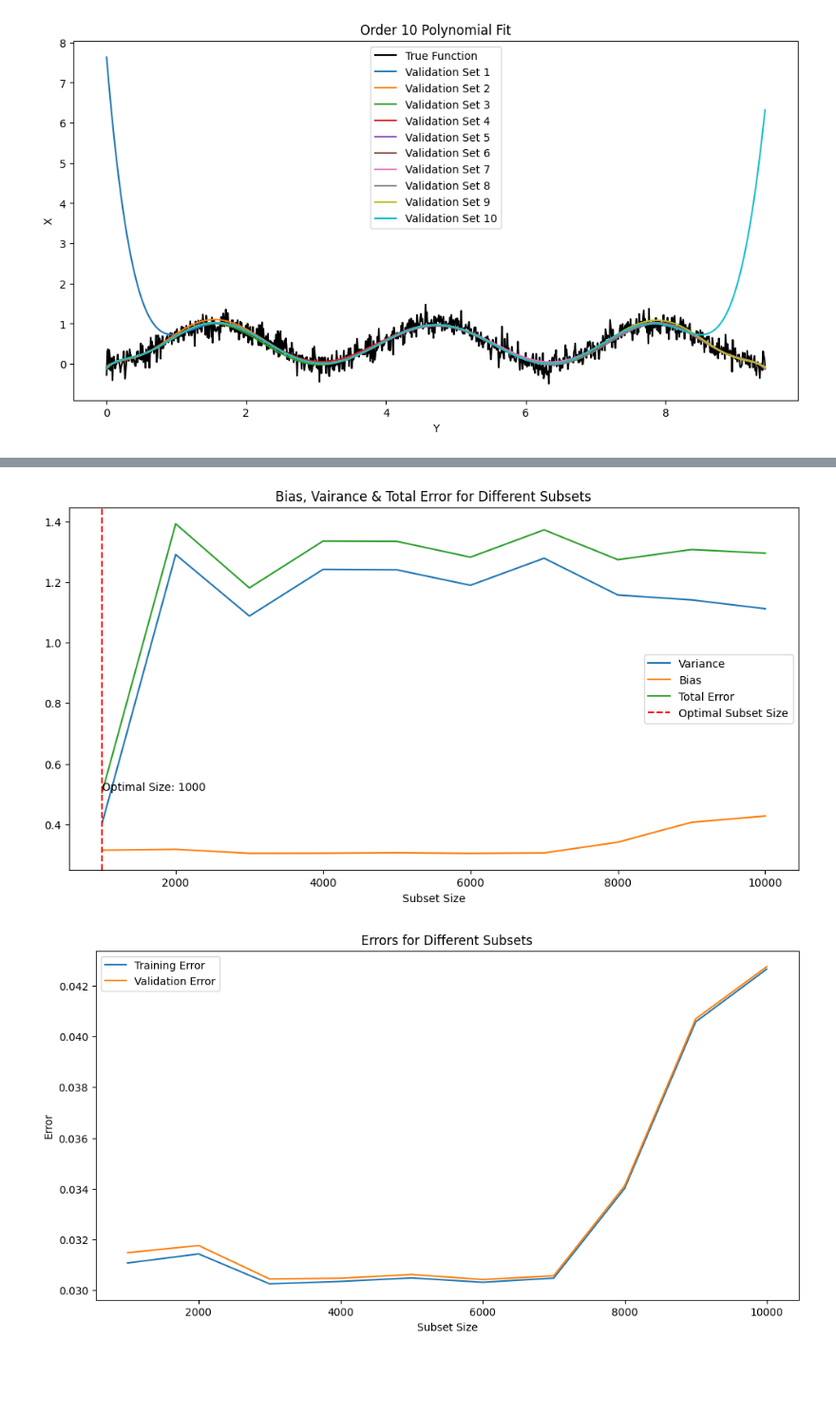
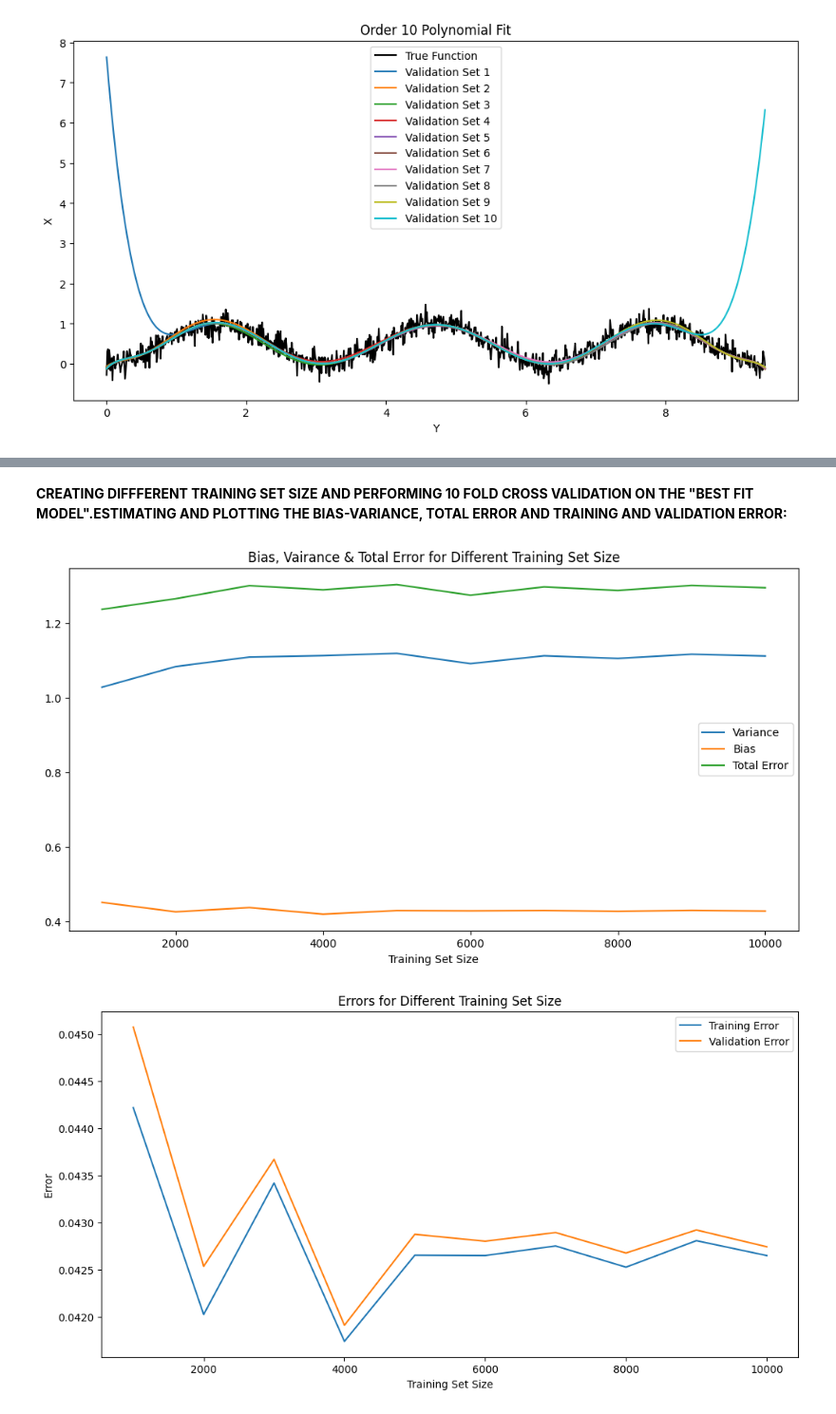
Before and after one commit to kohlisaurabhsagar/trignometricFunction-PolynomialFit, a Jupyter notebook: MLAssignmentPolynomialRegression.ipynb, the cells around one changed output, grey strips where cells are left out. Shown at 95% size. Saved outputs shown, nothing was run; the diff lists cells and outputs as text; code cells hidden in the pictures; blank space fills up the shorter version.

```diff
--- a/MLAssignmentPolynomialRegression.ipynb
+++ b/MLAssignmentPolynomialRegression.ipynb
@@ -182,13 +194,16 @@ plt.show()
+# %% [markdown]
+**CREATING DIFFFERENT TRAINING SET SIZE AND PERFORMING 10 FOLD CROSS VALIDATION ON THE "BEST FIT MODEL".ESTIMATING AND PLOTTING THE BIAS-VARIANCE, TOTAL ERROR AND TRAINING AND VALIDATION ERROR:**
 # %%
-
 subset_sizes = [1000, 2000, 3000, 4000, 5000, 6000, 7000, 8000, 9000, 10000]
 
 subsets = []
 
 for size in subset_sizes:
-    subset_X = X[:size]
-    subset_y = y_true[:size]
+    indices = random.sample(range(len(X)), size)
+    subset_X = X[indices]
+    subset_y = y_true[indices]
     subsets.append((subset_X, subset_y))
+
 
 order = 8
 k = 10
@@ -227,7 +242,7 @@ for subset_X, subset_y in subsets:
         variance = np.mean(np.var(y_val_pred, axis=0)) *10
 
 
-        bias = np.mean((y_val_pred - y_val) ** 2) *10
+        bias = np.mean((y_val_pred - y_val)** 2) *10
 
 
         total_error = variance + bias * bias
@@ -241,43 +256,36 @@ for subset_X, subset_y in subsets:
     training_errors.append(fold_training_errors)
     validation_errors.append(fold_validation_errors)
     variances.append(fold_variances)
     biases.append(fold_biases)
     total_errors.append(fold_total_errors)
 
 
 avg_training_errors = np.mean(training_errors, axis=1)
 avg_validation_errors = np.mean(validation_errors, axis=1)
 avg_variances = np.mean(variances, axis=1)
 avg_biases = np.mean(biases, axis=1)
 avg_total_errors = np.mean(total_errors, axis=1)
 
 
-optimal_index = np.argmin(avg_total_errors)
-optimal_subset_size = subset_sizes[optimal_index]
-
-
 plt.figure(figsize=(12, 6))
 plt.plot(subset_sizes, avg_variances, label='Variance')
 plt.plot(subset_sizes, avg_biases, label='Bias')
 plt.plot(subset_sizes, avg_total_errors, label='Total Error')
-plt.axvline(x=optimal_subset_size, color='r', linestyle='--', label='Optimal Subset Size')
-plt.title('Bias, Vairance & Total Error for Different Subsets')
-plt.xlabel('Subset Size')
+plt.title('Bias, Vairance & Total Error for Different Training Set Size')
+plt.xlabel('Training Set Size')
 plt.ylabel('')
 plt.legend()
-plt.text(optimal_subset_size, np.min(avg_total_errors), f'Optimal Size: {optimal_subset_size}',
-         verticalalignment='bottom', horizontalalignment='left')
 plt.show()
 
 
 plt.figure(figsize=(12, 6))
 plt.plot(subset_sizes, avg_training_errors, label='Training Error')
 plt.plot(subset_sizes, avg_validation_errors, label='Validation Error')
-plt.title('Errors for Different Subsets')
-plt.xlabel('Subset Size')
+plt.title('Errors for Different Training Set Size')
+plt.xlabel('Training Set Size')
 plt.ylabel('Error')
 plt.legend()
 plt.show()
 # %% [output]
-[figure, old version]
+[figure, new version]
-[figure, old version]
+[figure, new version]
```
Also changed, not shown: parts of 7 cells of this notebook.
